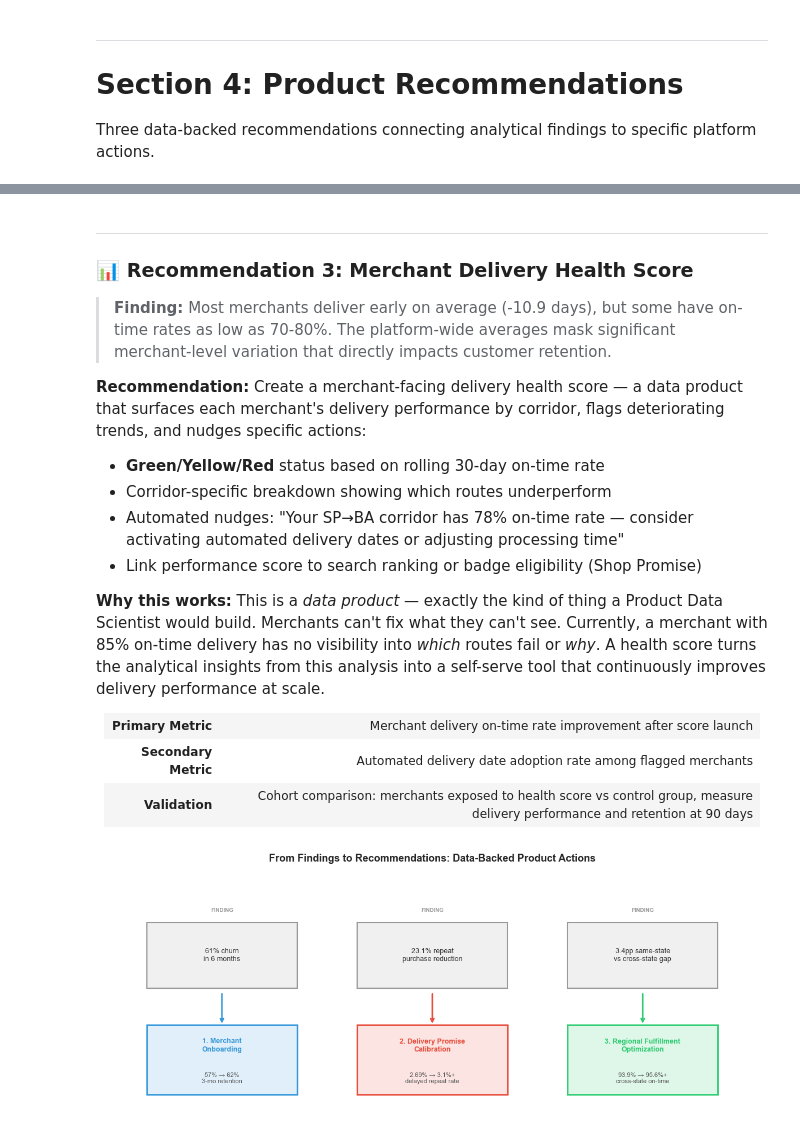
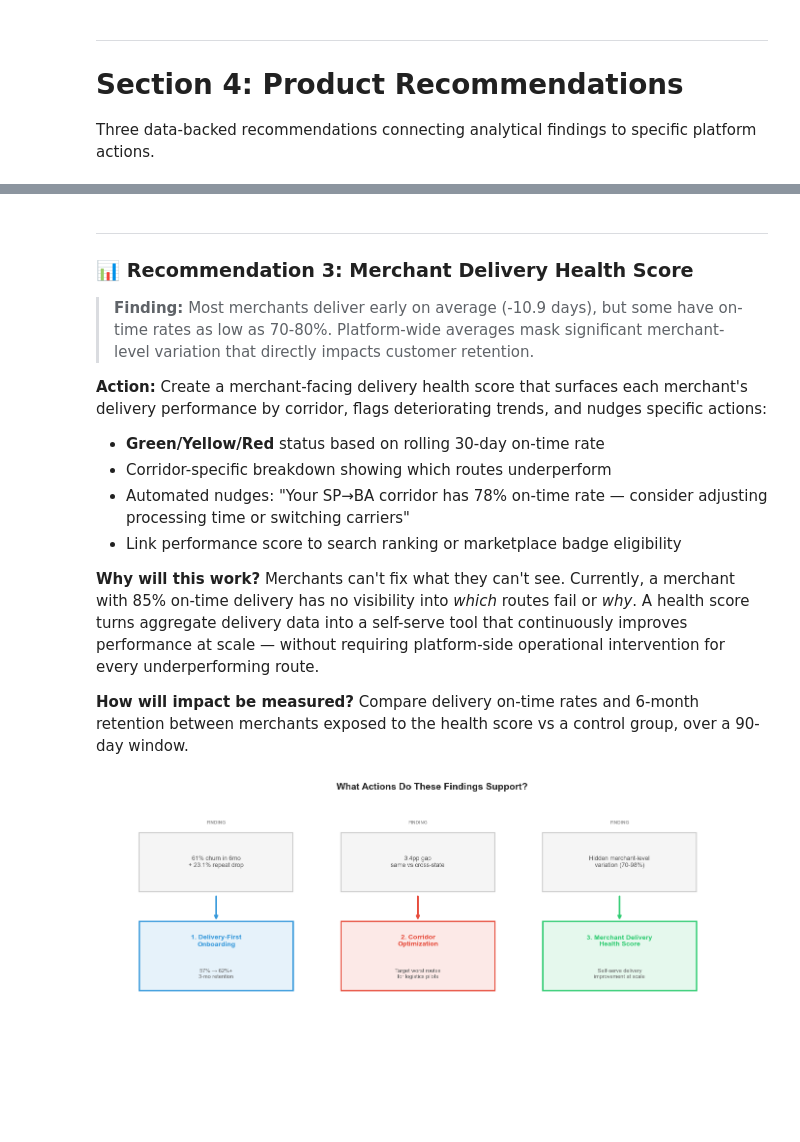
Before and after one commit to ArdahanDogru/olist-ecommerce-analytics, a Jupyter notebook: notebooks/delivery_impact_recommendations.ipynb, the cells around one changed output, grey strips where cells are left out. Drawn from its saved outputs; the diff is of its cells as text; code cells hidden in the pictures; blank space fills up the shorter version.

Commit message:
analysis notebook finalization

```diff
--- a/notebooks/delivery_impact_recommendations.ipynb
+++ b/notebooks/delivery_impact_recommendations.ipynb
@@ -660,66 +648,62 @@ Three data-backed recommendations connecting analytical findings to specific pla
 
 ### 📊 Recommendation 3: Merchant Delivery Health Score
 
-> **Finding:** Most merchants deliver early on average (-10.9 days), but some have on-time rates as low as 70-80%. The platform-wide averages mask significant merchant-level variation that directly impacts customer retention.
+> **Finding:** Most merchants deliver early on average (-10.9 days), but some have on-time rates as low as 70-80%. Platform-wide averages mask significant merchant-level variation that directly impacts customer retention.
 
-**Recommendation:** Create a merchant-facing delivery health score — a data product that surfaces each merchant's delivery performance by corridor, flags deteriorating trends, and nudges specific actions:
+**Action:** Create a merchant-facing delivery health score that surfaces each merchant's delivery performance by corridor, flags deteriorating trends, and nudges specific actions:
 - **Green/Yellow/Red** status based on rolling 30-day on-time rate
 - Corridor-specific breakdown showing which routes underperform
-- Automated nudges: "Your SP→BA corridor has 78% on-time rate — consider activating automated delivery dates or adjusting processing time"
-- Link performance score to search ranking or badge eligibility (Shop Promise)
+- Automated nudges: "Your SP→BA corridor has 78% on-time rate — consider adjusting processing time or switching carriers"
+- Link performance score to search ranking or marketplace badge eligibility
 
-**Why this works:** This is a *data product* — exactly the kind of thing a Product Data Scientist would build. Merchants can't fix what they can't see. Currently, a merchant with 85% on-time delivery has no visibility into *which* routes fail or *why*. A health score turns the analytical insights from this analysis into a self-serve tool that continuously improves delivery performance at scale.
+**Why will this work?** Merchants can't fix what they can't see. Currently, a merchant with 85% on-time delivery has no visibility into *which* routes fail or *why*. A health score turns aggregate delivery data into a self-serve tool that continuously improves performance at scale — without requiring platform-side operational intervention for every underperforming route.
 
-<table>
-<tr>
-<td><b>Primary Metric</b></td><td>Merchant delivery on-time rate improvement after score launch</td>
-</tr>
-<tr>
-<td><b>Secondary Metric</b></td><td>Automated delivery date adoption rate among flagged merchants</td>
-</tr>
-<tr>
-<td><b>Validation</b></td><td>Cohort comparison: merchants exposed to health score vs control group, measure delivery performance and retention at 90 days</td>
-</tr>
-</table>
+**How will impact be measured?** Compare delivery on-time rates and 6-month retention between merchants exposed to the health score vs a control group, over a 90-day window.
 # %%
-fig, ax = plt.subplots(figsize=(12, 5))
+fig, ax = plt.subplots(figsize=(14, 5))
 
-recommendations = ['1. Merchant\nOnboarding', '2. Delivery Promise\nCalibration', '3. Regional Fulfillment\nOptimization']
-metrics = ['57% → 62%\n3-mo retention', '2.69% → 3.1%+\ndelayed repeat rate', '93.9% → 95.6%+\ncross-state on-time']
-colors_rec = ['#3498db', '#e74c3c', '#2ecc71']
-findings = ['61% churn\nin 6 months', '23.1% repeat\npurchase reduction', '3.4pp same-state\nvs cross-state gap']
+recs = [
+    {'label': '1. Delivery-First\nOnboarding', 'finding': '61% churn in 6mo\n+ 23.1% repeat drop',
+     'metric': '57% → 62%+\n3-mo retention', 'color': '#3498db'},
+    {'label': '2. Corridor\nOptimization', 'finding': '3.4pp gap\nsame vs cross-state',
+     'metric': 'Target worst routes\nfor logistics pilots', 'color': '#e74c3c'},
+    {'label': '3. Merchant Delivery\nHealth Score', 'finding': 'Hidden merchant-level\nvariation (70-98%)',
+     'metric': 'Self-serve delivery\nimprovement at scale', 'color': '#2ecc71'}
+]
 
-# Finding boxes (top row)
-for i, (rec, finding, metric, color) in enumerate(zip(recommendations, findings, metrics, colors_rec)):
-    # Finding box
-    ax.add_patch(plt.Rectangle((i * 3.5 + 0.25, 1.6), 2.5, 0.8,
-                                facecolor='#f0f0f0', edgecolor='#999999', linewidth=1.5, zorder=2))
-    ax.text(i * 3.5 + 1.5, 2.0, finding, ha='center', va='center', fontsize=9, color='#333333')
-    ax.text(i * 3.5 + 1.5, 2.55, 'FINDING', ha='center', va='center', fontsize=7,
+for i, rec in enumerate(recs):
+    x_offset = i * 4.2 + 0.5
+
+    # Finding box (top)
+    ax.add_patch(plt.Rectangle((x_offset, 1.8), 3.2, 0.9,
+                                facecolor='#f5f5f5', edgecolor='#cccccc', linewidth=1.5, zorder=2))
+    ax.text(x_offset + 1.6, 2.25, rec['finding'], ha='center', va='center', fontsize=9, color='#555555')
+    ax.text(x_offset + 1.6, 2.85, 'FINDING', ha='center', va='center', fontsize=7,
             fontweight='bold', color='#999999')
 
     # Arrow
-    ax.annotate('', xy=(i * 3.5 + 1.5, 1.15), xytext=(i * 3.5 + 1.5, 1.55),
-                arrowprops=dict(arrowstyle='->', color=color, lw=2))
+    ax.annotate('', xy=(x_offset + 1.6, 1.35), xytext=(x_offset + 1.6, 1.75),
+                arrowprops=dict(arrowstyle='->', color=rec['color'], lw=2.5))
 
-    # Recommendation box
-    ax.add_patch(plt.Rectangle((i * 3.5 + 0.25, 0.3), 2.5, 0.85,
-                                facecolor=color, edgecolor='white', linewidth=2, alpha=0.15, zorder=2))
-    ax.add_patch(plt.Rectangle((i * 3.5 + 0.25, 0.3), 2.5, 0.85,
-                                facecolor='none', edgecolor=color, linewidth=2, zorder=3))
-    ax.text(i * 3.5 + 1.5, 0.9, rec, ha='center', va='center', fontsize=9, fontweight='bold', color=color)
-    ax.text(i * 3.5 + 1.5, 0.5, metric, ha='center', va='center', fontsize=8, color='#555555')
+    # Recommendation box (bottom)
+    ax.add_patch(plt.Rectangle((x_offset, 0.3), 3.2, 1.05,
+                                facecolor=rec['color'], edgecolor='white', linewidth=2, alpha=0.12, zorder=2))
+    ax.add_patch(plt.Rectangle((x_offset, 0.3), 3.2, 1.05,
+                                facecolor='none', edgecolor=rec['color'], linewidth=2, zorder=3))
+    ax.text(x_offset + 1.6, 1.05, rec['label'], ha='center', va='center', fontsize=10,
+            fontweight='bold', color=rec['color'])
+    ax.text(x_offset + 1.6, 0.55, rec['metric'], ha='center', va='center', fontsize=8, color='#666666')
 
-ax.set_xlim(-0.5, 10.5)
-ax.set_ylim(0, 3)
-ax.set_title('From Findings to Recommendations: Data-Backed Product Actions',
-             fontsize=13, fontweight='bold', pad=15)
+ax.set_xlim(-0.3, 13.5)
+ax.set_ylim(0, 3.2)
+ax.set_title('What Actions Do These Findings Support?',
+             fontsize=14, fontweight='bold', pad=15)
 ax.axis('off')
 
 plt.tight_layout()
 plt.show()
 # %% [output]
-[figure, old version]
+[figure, new version]
 # %% [markdown]
 ---
 <a id="section-5"></a>
```
Also changed, not shown: parts of 8 cells of this notebook.
